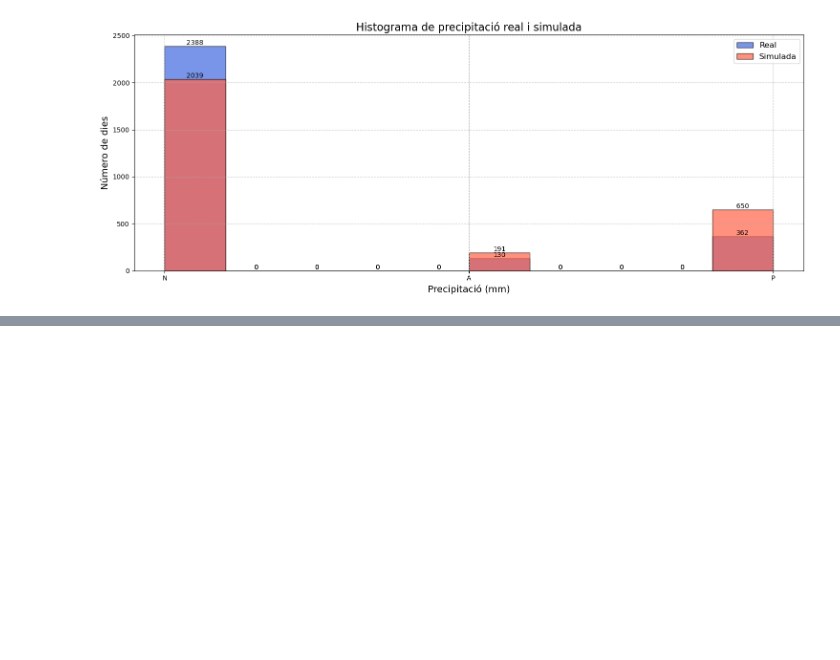
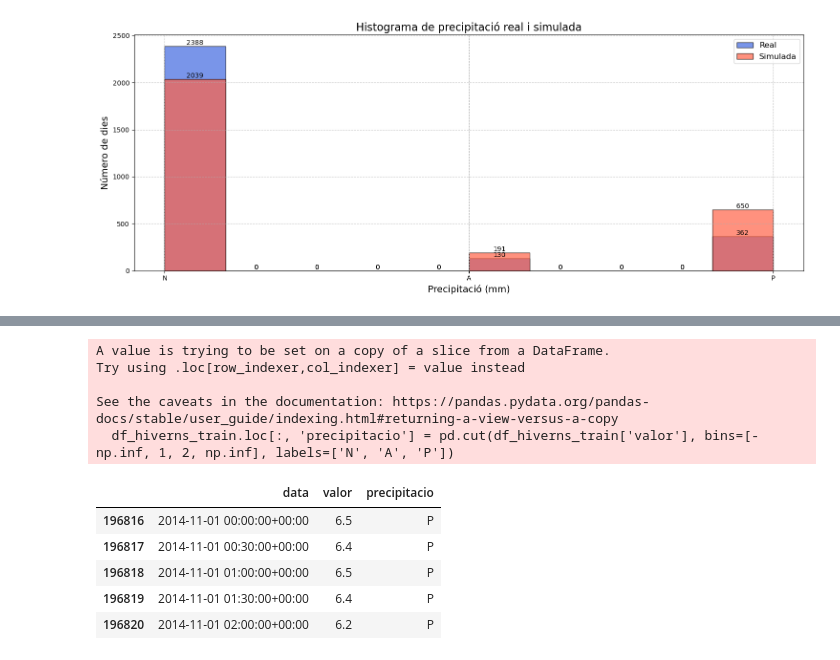
Before and after one commit to Paurro/TFM_SCM_Temperature_Forecasting_ML, a Jupyter notebook: models_prediccio/forecast_markov/Pre_processament_dades.ipynb, the cells around one changed output, grey strips where cells are left out. Cells and saved outputs as stored; diff of their text form; code cells hidden in the pictures; blank space fills up the shorter version.

```diff
--- a/casos_previs/forecast_markov/Pre_processament_dades.ipynb
+++ b/models_prediccio/forecast_markov/Pre_processament_dades.ipynb
@@ -278,0 +311,18 @@ plt.show()
+# %%
+# Codifiquem variable Temperatura en 3 categories
+
+df_hiverns_train.loc[:, 'precipitacio'] = pd.cut(df_hiverns_train['valor'], bins=[-np.inf, 1, 2, np.inf], labels=['N', 'A', 'P'])
+
+df_hiverns_train.head()
+# %% [output]
+A value is trying to be set on a copy of a slice from a DataFrame.
+Try using .loc[row_indexer,col_indexer] = value instead
+
+See the caveats in the documentation: https://pandas.pydata.org/pandas-docs/stable/user_guide/indexing.html#returning-a-view-versus-a-copy
+  df_hiverns_train.loc[:, 'precipitacio'] = pd.cut(df_hiverns_train['valor'], bins=[-np.inf, 1, 2, np.inf], labels=['N', 'A', 'P'])
+|  | data | valor | precipitacio |
+| 196816 | 2014-11-01 00:00:00+00:00 | 6.5 | P |
+| 196817 | 2014-11-01 00:30:00+00:00 | 6.4 | P |
+| 196818 | 2014-11-01 01:00:00+00:00 | 6.5 | P |
+| 196819 | 2014-11-01 01:30:00+00:00 | 6.4 | P |
+| 196820 | 2014-11-01 02:00:00+00:00 | 6.2 | P |
```
Also changed, not shown: parts of 8 cells of this notebook, 3 other files.
